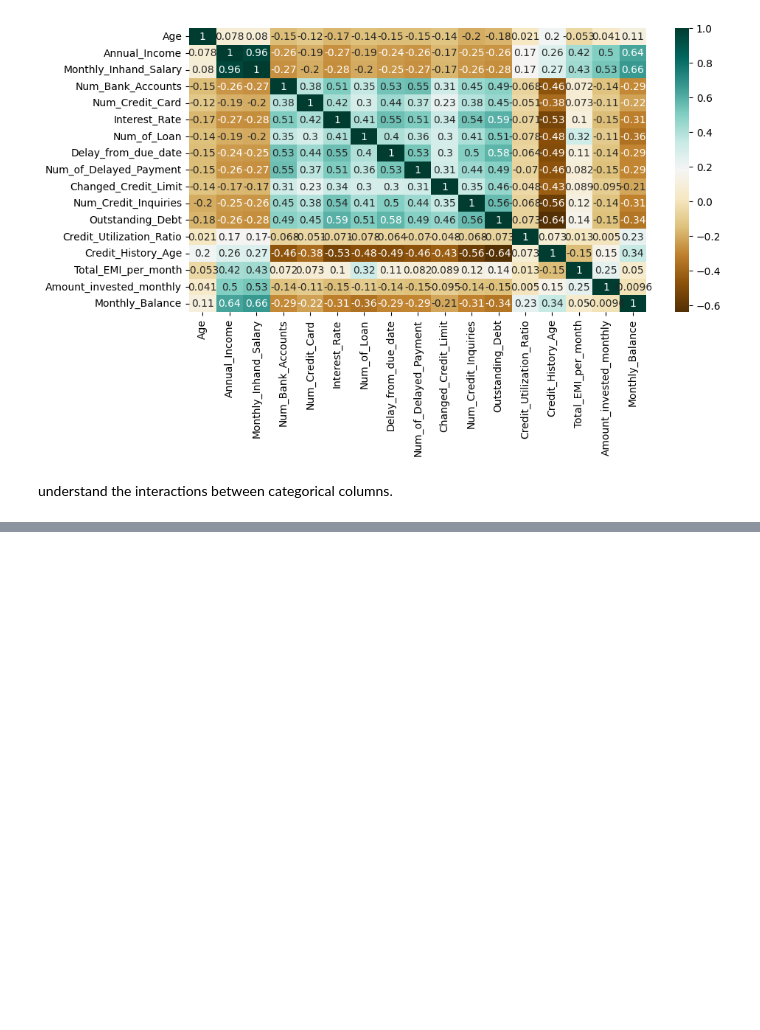
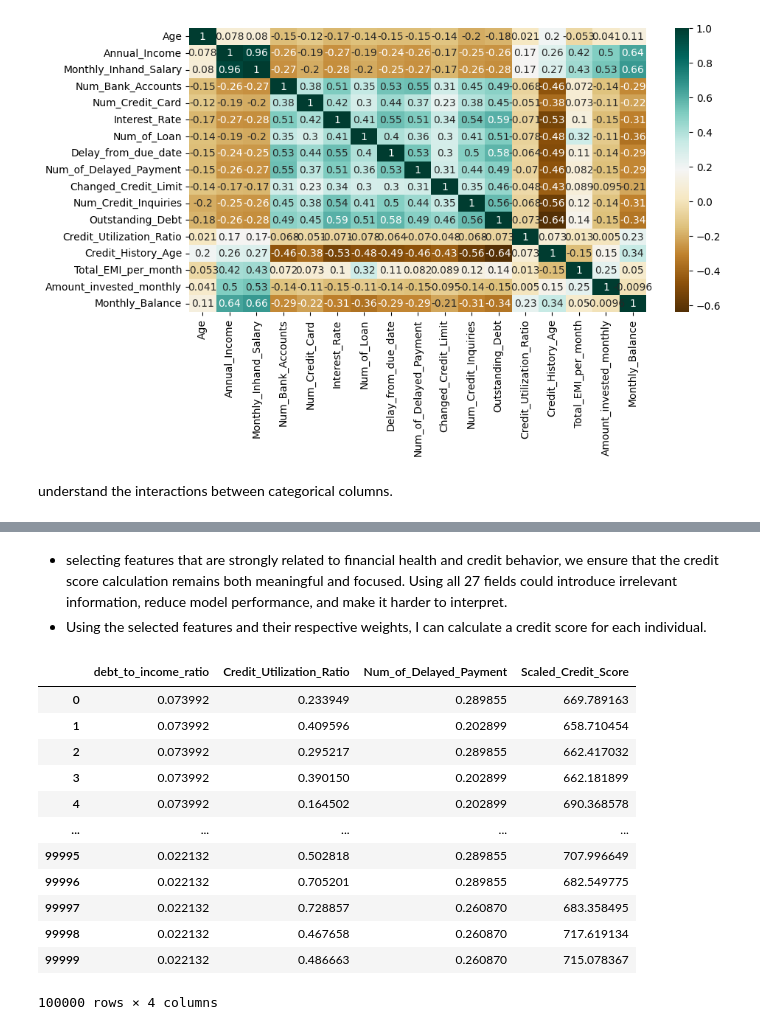
Before and after one commit to Arjun-Shrivas/credit-risk-modeling, a Jupyter notebook: credit-risk-modeling.ipynb, the cells around one changed output, grey strips where cells are left out. Cells and saved outputs as stored; diff of their text form; code cells hidden in the pictures; blank space fills up the shorter version.

Commit message:
credit risk added

```diff
--- a/credit-risk-modeling.ipynb
+++ b/credit-risk-modeling.ipynb
@@ -841,0 +825,2 @@ df_processed.head()
+# %%
+df_clean = df_clean[df_clean.duplicated(subset=['Customer_ID'], keep=False)]
@@ -841,0 +903,6 @@ df_processed.head()
+# %%
+df_processed["debt_to_income_ratio"] = df_processed["Outstanding_Debt"] / df_clean["Annual_Income"]
+# %%
+df_processed["total_financial_account"] = df_processed["Num_Bank_Accounts"] + df_clean["Num_Credit_Card"]
+# %%
+df_processed["total_saving"] = df_processed["Monthly_Inhand_Salary"] - df_clean["Total_EMI_per_month"] - df_clean["Monthly_Balance"]
@@ -841,0 +940,64 @@ df_processed.head()
+# %% [markdown]
+* selecting features that are strongly related to financial health and credit behavior, we ensure that the credit score calculation remains both meaningful and focused. Using all 27 fields could introduce irrelevant information, reduce model performance, and make it harder to interpret.
+* Using the selected features and their respective weights, I can calculate a credit score for each individual.
+# %%
+
+# Step 1: Define weights for features
+weights = {
+    'debt_to_income_ratio': -0.3,
+    'Credit_Utilization_Ratio': -0.2,
+    'Num_of_Delayed_Payment': -0.2,
+    'Credit_History_Age': 0.15,
+    'total_saving': 0.1,
+    'total_financial_account': 0.05,
+    'Num_Credit_Card': 0.05,
+    'Outstanding_Debt': -0.1,
+    'Age_Group': 0.1,
+    'Num_of_Loan': -0.05
+}
+
+# Step 2: Normalize features (for better scoring)
+def normalize_feature(feature):
+    return (feature - feature.min()) / (feature.max() - feature.min())
+
+# Normalizing the relevant columns
+for col in weights.keys():
+    df_processed[col] = normalize_feature(df_processed[col])
+
+# Step 3: Calculate credit score
+df_processed['Credit_Score'] = (
+    weights['debt_to_income_ratio'] * df_processed['debt_to_income_ratio'] +
+    weights['Credit_Utilization_Ratio'] * df_processed['Credit_Utilization_Ratio'] +
+    weights['Num_of_Delayed_Payment'] * df_processed['Num_of_Delayed_Payment'] +
+    weights['Credit_History_Age'] * df_processed['Credit_History_Age'] +
+    weights['total_saving'] * df_processed['total_saving'] +
+    weights['total_financial_account'] * df_processed['total_financial_account'] +
+    weights['Num_Credit_Card'] * df_processed['Num_Credit_Card'] +
+    weights['Outstanding_Debt'] * df_processed['Outstanding_Debt'] +
+    weights['Age_Group'] * df_processed['Age_Group'] +
+    weights['Num_of_Loan'] * df_processed['Num_of_Loan']
+)
+
+# Step 4: Scale Credit Score to a range (e.g., 300 to 850)
+credit_score_min = df_processed['Credit_Score'].min()
+credit_score_max = df_processed['Credit_Score'].max()
+
+# Scaling the Credit Score to be between 300 and 850
+df_processed['Scaled_Credit_Score'] = 300 + (df_processed['Credit_Score'] - credit_score_min) / (credit_score_max - credit_score_min) * (850 - 300)
+
+# Step 5: Print the relevant columns to view the results
+df_processed[['debt_to_income_ratio', 'Credit_Utilization_Ratio', 'Num_of_Delayed_Payment',  'Scaled_Credit_Score']]
+# %% [output]
+|  | debt_to_income_ratio | Credit_Utilization_Ratio | Num_of_Delayed_Payment | Scaled_Credit_Score |
+| 0 | 0.073992 | 0.233949 | 0.289855 | 669.789163 |
+| 1 | 0.073992 | 0.409596 | 0.202899 | 658.710454 |
+| 2 | 0.073992 | 0.295217 | 0.289855 | 662.417032 |
+| 3 | 0.073992 | 0.390150 | 0.202899 | 662.181899 |
+| 4 | 0.073992 | 0.164502 | 0.202899 | 690.368578 |
+| ... | ... | ... | ... | ... |
+| 99995 | 0.022132 | 0.502818 | 0.289855 | 707.996649 |
+| 99996 | 0.022132 | 0.705201 | 0.289855 | 682.549775 |
+| 99997 | 0.022132 | 0.728857 | 0.260870 | 683.358495 |
+| 99998 | 0.022132 | 0.467658 | 0.260870 | 717.619134 |
+| 99999 | 0.022132 | 0.486663 | 0.260870 | 715.078367 |
+100000 rows × 4 columns
```
Also changed, not shown: parts of 37 cells of this notebook, 1 other file.
